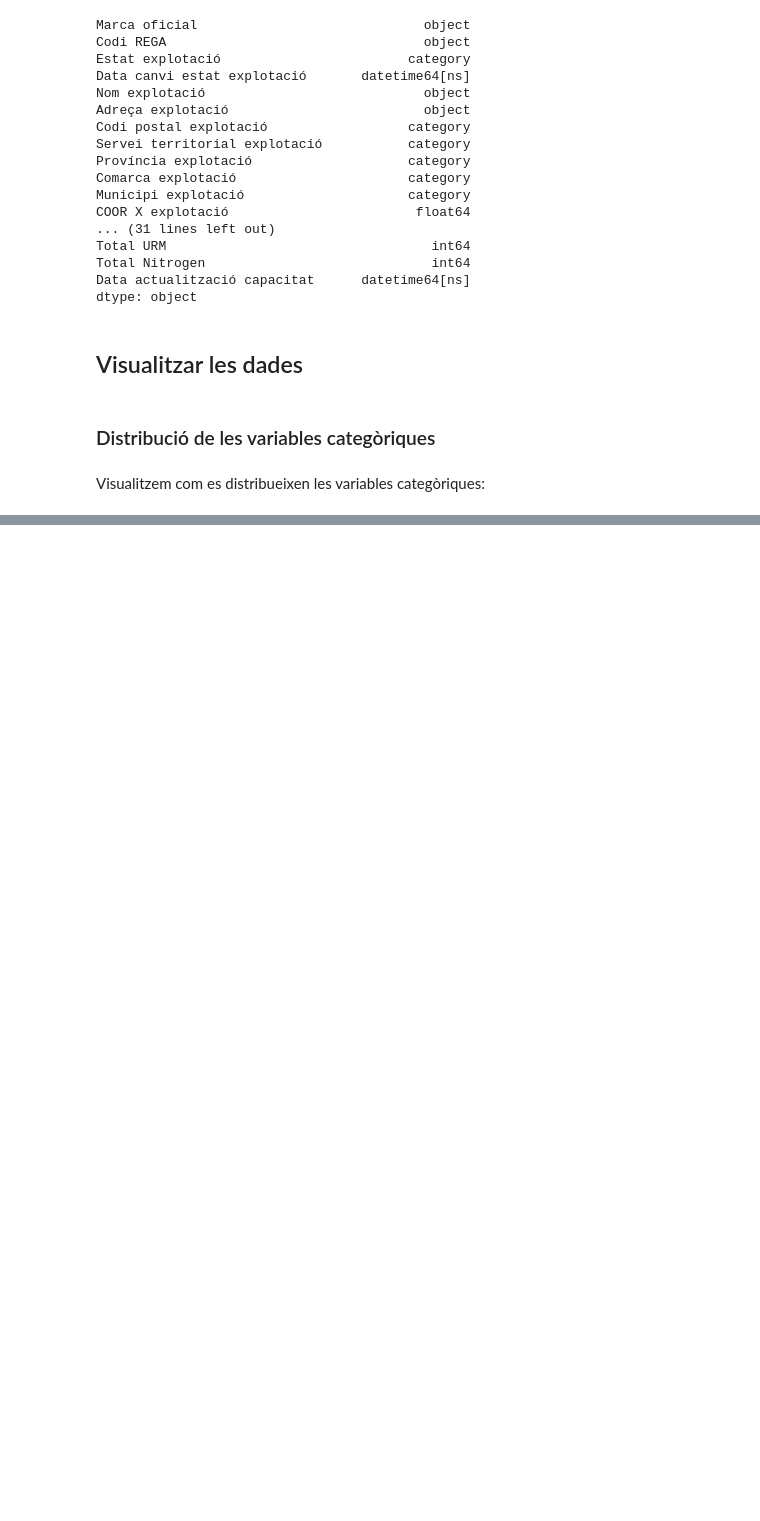
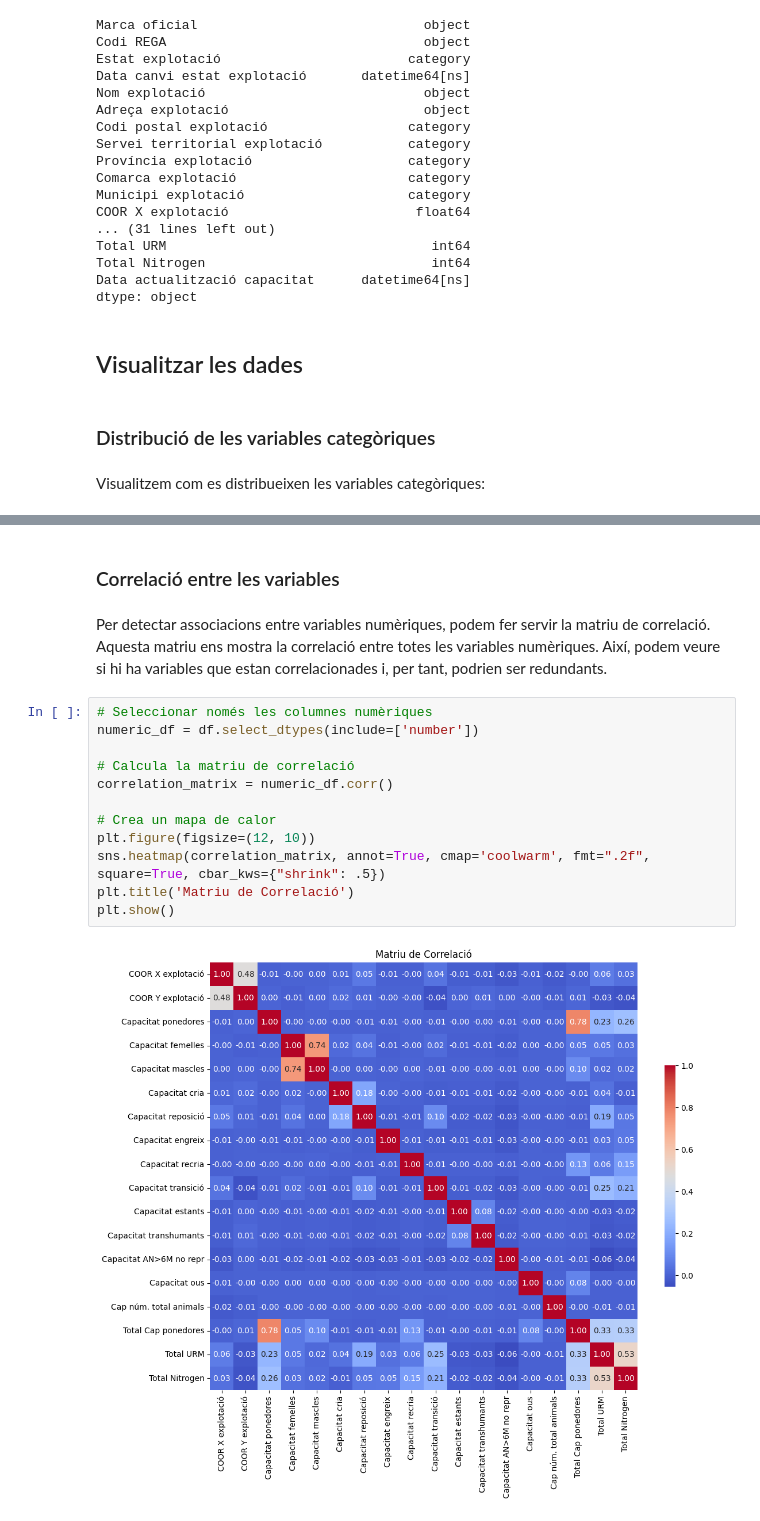
Before and after one commit to guillempla/catalan-livestock-data, a Jupyter notebook: src/explotacions-ramaderes-eda.py.ipynb, the cells around one changed output, grey strips where cells are left out. Cells and saved outputs as stored; diff of their text form; blank space fills up the shorter version.

```diff
--- a/src/explotacions-ramaderes-eda.py.ipynb
+++ b/src/explotacions-ramaderes-eda.py.ipynb
@@ -317,0 +434,18 @@ The palette list has fewer values (1) than needed (6) and will cycle, which may
+# %% [markdown]
+### Correlació entre les variables
+# %% [markdown]
+Per detectar associacions entre variables numèriques, podem fer servir la matriu de correlació. Aquesta matriu ens mostra la correlació entre totes les variables numèriques. Així, podem veure si hi ha variables que estan correlacionades i, per tant, podrien ser redundants.
+# %%
+# Seleccionar només les columnes numèriques
+numeric_df = df.select_dtypes(include=['number'])
+
+# Calcula la matriu de correlació
+correlation_matrix = numeric_df.corr()
+
+# Crea un mapa de calor
+plt.figure(figsize=(12, 10))
+sns.heatmap(correlation_matrix, annot=True, cmap='coolwarm', fmt=".2f", square=True, cbar_kws={"shrink": .5})
+plt.title('Matriu de Correlació')
+plt.show()
+# %% [output]
+[figure, added]
```
Also changed, not shown: parts of 21 cells of this notebook.
